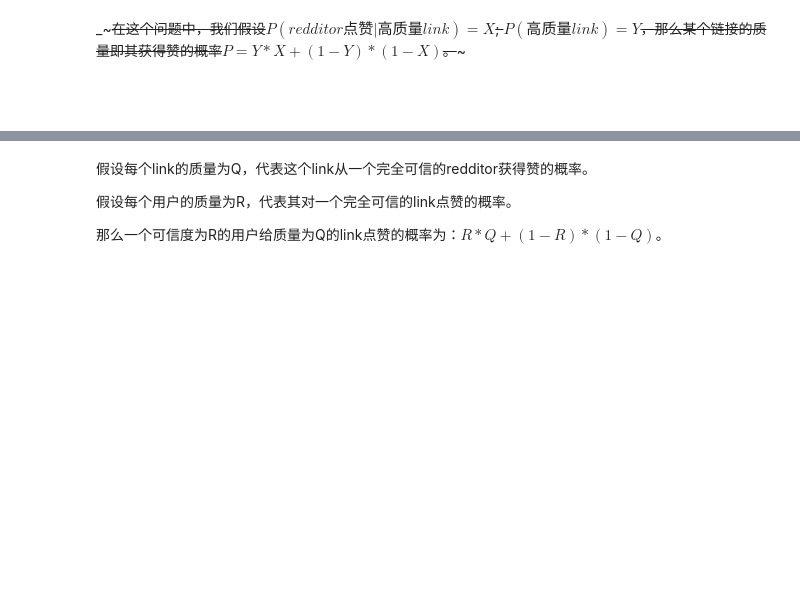
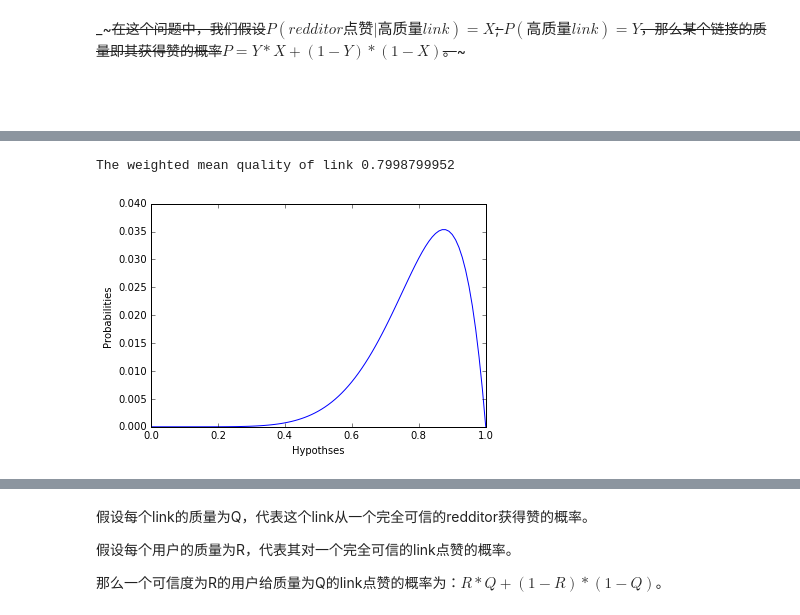
Before and after one commit to Tong-Chen/bayes_learn, a Jupyter notebook: Bayes_learn_code_3.ipynb, the cells around one changed output, grey strips where cells are left out. Saved outputs shown, nothing was run; the diff lists cells and outputs as text; code cells hidden in the pictures; blank space fills up the shorter version.

```diff
--- a/Bayes_learn_code_3.ipynb
+++ b/Bayes_learn_code_3.ipynb
@@ -826,0 +924,29 @@ _~~~在这个问题中，我们假设$P(redditor点赞|高质量link)=X$; $P(高
+# %%
+class Link(Bayes):
+    '''
+    The probability mass function for link quality.
+    '''
+    def Likelihood(self, hypo, data):
+        '''
+        The likelihhod of the link when getting an estimation from a redditor with quality R
+
+        hypo: The qualify of the link, [0%-100%]
+        data: (evaluation, weighted_quality_redditor)
+        '''
+        evaluation, R = data
+        if evaluation == 'vote':
+            return R * hypo + (1-R) * (1-hypo)
+        elif evaluation == 'against':
+            return (1-R) * hypo + (1-hypo) * R
+        else:
+            return 1
+# %%
+beta = Beta(8,2)
+pmf = beta.MakePmf().ItemsD()
+link = Link(pmf)
+link.probPlot()
+mean_Q = link.Mean()
+print "The weighted mean quality of link", mean_Q
+# %% [output]
+The weighted mean quality of link 0.7998799952
+[figure, added]
```
Also changed, not shown: parts of 10 cells of this notebook, 3 other files.
